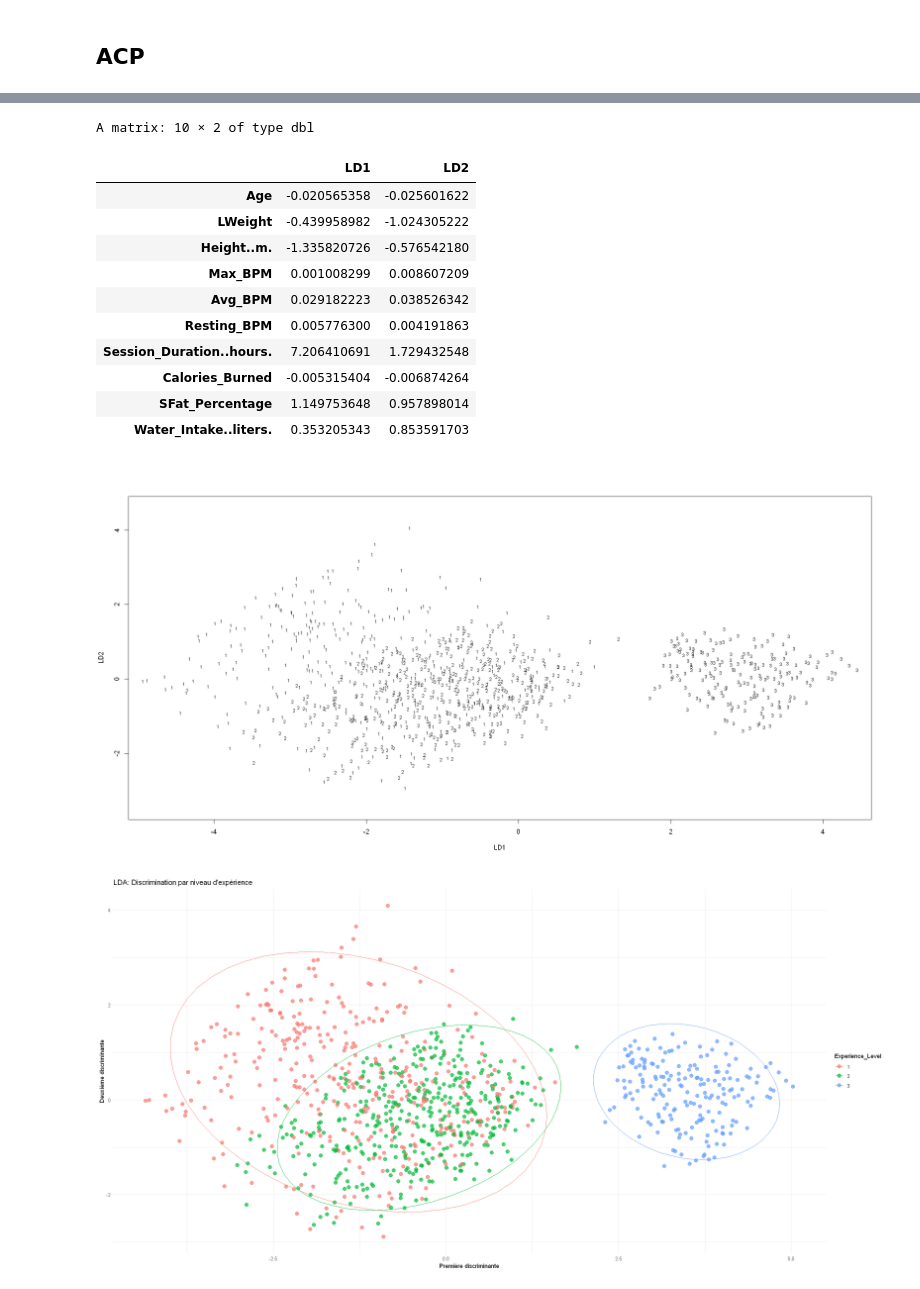
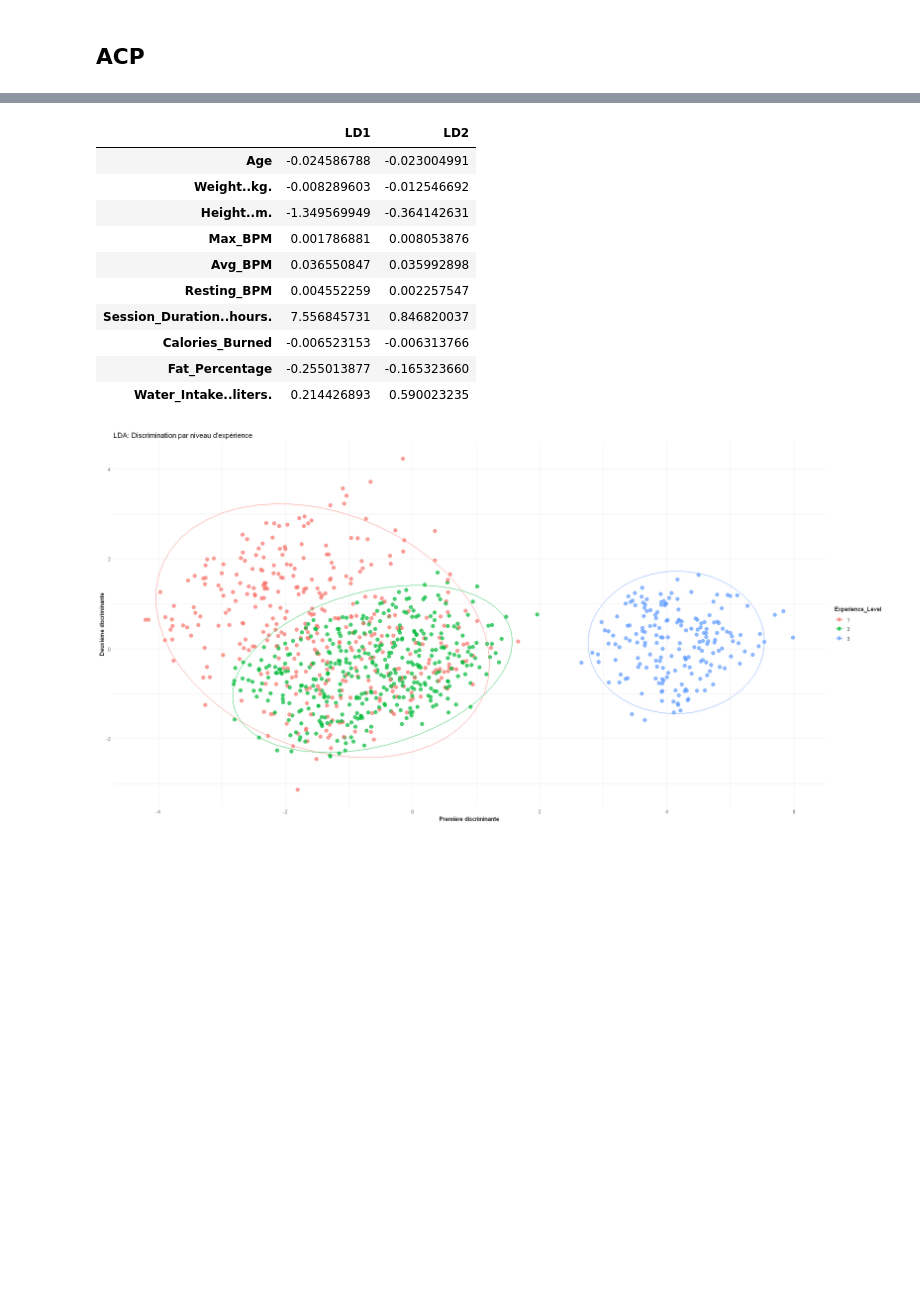
Before and after one commit to Dorianhgn/ProjetML4A, a Jupyter notebook: notebook_R.ipynb, the cells around one changed output, grey strips where cells are left out. Cells and saved outputs as stored; diff of their text form; code cells hidden in the pictures; blank space fills up the shorter version.

Commit message:
analyse desc 3

```diff
--- a/notebook_R.ipynb
+++ b/notebook_R.ipynb
@@ -105,6 +90,8 @@ gym[,'Gender'] <- as.factor(gym[,'Gender'])
 gym[,'Workout_Type'] <- as.factor(gym[,'Workout_Type'])
 gym[,'Experience_Level'] <- as.factor(gym[,'Experience_Level'])
 gym[,'Workout_Frequency..days.week.'] <- as.factor(gym[,'Workout_Frequency..days.week.'])
+#remove BMI Column because redondant
+gym <- gym[,-15]
 # %%
 summary(gym)
 # %% [output]
@@ -179,8 +165,8 @@ En analysant les histogrammes, nous remarquons plusieurs points importants :
 # %% [markdown]
 ## Transformation de variables
 # %%
-gym[, "SBMI"] <- sqrt(gym[,"BMI"])
-gym[, "LBMI"] <- log(gym[,"BMI"])
+#gym[, "SBMI"] <- sqrt(gym[,"BMI"])
+#gym[, "LBMI"] <- log(gym[,"BMI"])
 gym[, "LWeight"] <- log(gym[,"Weight..kg."])
 gym[, "SWeight"] <- sqrt(gym[,"Weight..kg."])
 
@@ -232,15 +202,16 @@ rm(g7, g8, g9)
 # %% [markdown]
 Suite à ces transformations, nous observons que la deuxième transformation, qui consiste à appliquer la racine carrée de Fat_Percentage, est celle que nous allons retenir, car elle présente la distribution la plus proche de la normale.
 # %%
+gym_analyse <- gym[,c(1:14)]
 gym[, "Weight..kg."] <- log(gym[,"Weight..kg."])
-gym[, "BMI"] <- log(gym[,"BMI"])
+#gym[, "BMI"] <- log(gym[,"BMI"])
 
 max_fat <- max(gym[,"Fat_Percentage"])
 gym[, "Fat_Percentage"] <- sqrt((max_fat + 1) - gym[,"Fat_Percentage"])
 
 # renome les variables Weight..kg. et BMI en LWeight et LBMI
 names(gym)[names(gym) == "Weight..kg."] <- "LWeight"
-names(gym)[names(gym) == "BMI"] <- "LBMI"
+#names(gym)[names(gym) == "BMI"] <- "LBMI"
 names(gym)[names(gym) == "Fat_Percentage"] <- "SFat_Percentage"
 
 # supprimer les colonnes 16 à 21
@@ -320,7 +291,7 @@ mosaicplot(table(gym$Gender, gym$Workout_Frequency..days.week.), main = "Mosaic
 Genre x Fréquence d'entraînement : Les hommes et les femmes ont des fréquences d'entraînement similaires.
 # %%
 # selectionner les variables quantitatives
-gym_quanti = gym %>% select (Age, LWeight, Height..m., Max_BPM, Avg_BPM, Resting_BPM, Session_Duration..hours., Calories_Burned, SFat_Percentage, Water_Intake..liters.)
+gym_quanti = gym_analyse %>% select (Age, Weight..kg., Height..m., Max_BPM, Avg_BPM, Resting_BPM, Session_Duration..hours., Calories_Burned, Fat_Percentage, Water_Intake..liters.)
 # %% [markdown]
 ### Diagramme des corrélations
 # %%
@@ -406,8 +379,6 @@ lda_result <- lda(Experience_Level ~ ., data = gym_lda_data)
 # Summary of the LDA model
 lda_result$scaling
 
-# Plot the LDA results
-plot_lda <- plot(lda_result)
 
 # Create better visualization with ggplot2
 lda_pred <- predict(lda_result, gym_lda_data)
@@ -440,16 +401,14 @@ L'objet suivant est masqué depuis 'package:dplyr':
-A matrix: 10 × 2 of type dbl
 |  | LD1 | LD2 |
-| Age | -0.020565358 | -0.025601622 |
-| LWeight | -0.439958982 | -1.024305222 |
-| Height..m. | -1.335820726 | -0.576542180 |
-| Max_BPM | 0.001008299 | 0.008607209 |
-| Avg_BPM | 0.029182223 | 0.038526342 |
-| Resting_BPM | 0.005776300 | 0.004191863 |
-| Session_Duration..hours. | 7.206410691 | 1.729432548 |
-| Calories_Burned | -0.005315404 | -0.006874264 |
-| SFat_Percentage | 1.149753648 | 0.957898014 |
-| Water_Intake..liters. | 0.353205343 | 0.853591703 |
+| Age | -0.024586788 | -0.023004991 |
+| Weight..kg. | -0.008289603 | -0.012546692 |
+| Height..m. | -1.349569949 | -0.364142631 |
+| Max_BPM | 0.001786881 | 0.008053876 |
+| Avg_BPM | 0.036550847 | 0.035992898 |
+| Resting_BPM | 0.004552259 | 0.002257547 |
+| Session_Duration..hours. | 7.556845731 | 0.846820037 |
+| Calories_Burned | -0.006523153 | -0.006313766 |
+| Fat_Percentage | -0.255013877 | -0.165323660 |
+| Water_Intake..liters. | 0.214426893 | 0.590023235 |
-[figure, old version]
+[figure, new version]
-[figure, removed]
 # %% [markdown]
 ### Interpretation des résultats de la LDA sur Experience level:
```
Also changed, not shown: parts of 14 cells of this notebook.
